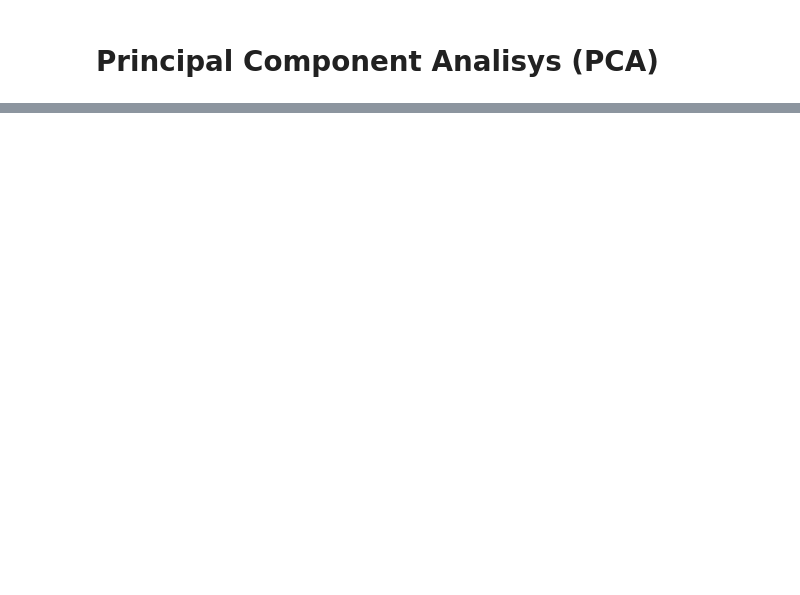
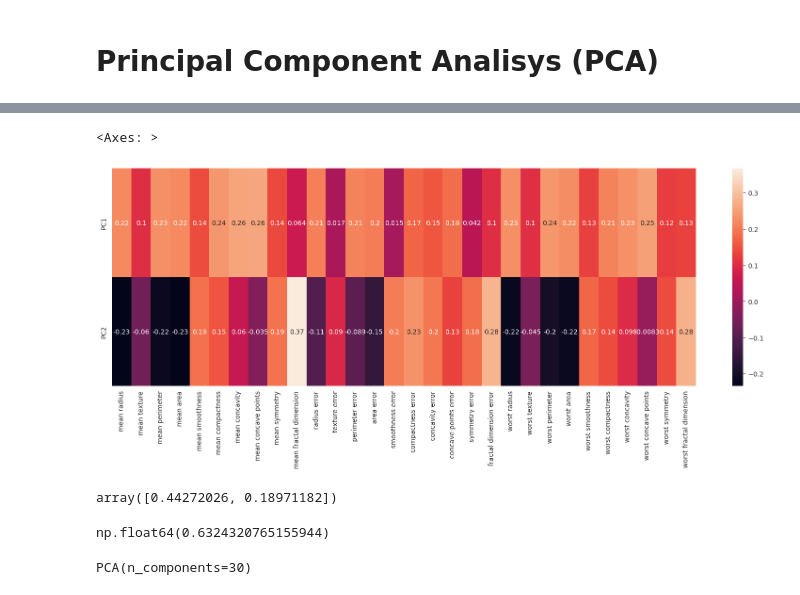
Before and after one commit to valatwork/statistics, a Jupyter notebook: project/063-principal-component-analisys.ipynb, the cells around one changed output, grey strips where cells are left out. Saved outputs shown, nothing was run; the diff lists cells and outputs as text; code cells hidden in the pictures; blank space fills up the shorter version.

```diff
--- a/project/063-principal-component-analisys.ipynb
+++ b/project/063-principal-component-analisys.ipynb
@@ -2,0 +186,2 @@
+# %%
+df_pcomp = pd.DataFrame(pca_model.components_, index=['PC1','PC2'], columns=df.columns)
@@ -2,0 +195,14 @@
+# %%
+plt.figure(figsize=(20,6))
+sns.heatmap(df_pcomp, annot=True)
+# %% [output]
+<Axes: >
+[figure, added]
+# %%
+pca_model.explained_variance_ratio_
+# %% [output]
+array([0.44272026, 0.18971182])
+# %%
+np.sum(pca_model.explained_variance_ratio_)
+# %% [output]
+np.float64(0.6324320765155944)
@@ -2,0 +211,4 @@
+# %%
+pca_30.fit(scaled_X)
+# %% [output]
+PCA(n_components=30)
```
Also changed, not shown: parts of 49 cells of this notebook, 2 other files.
